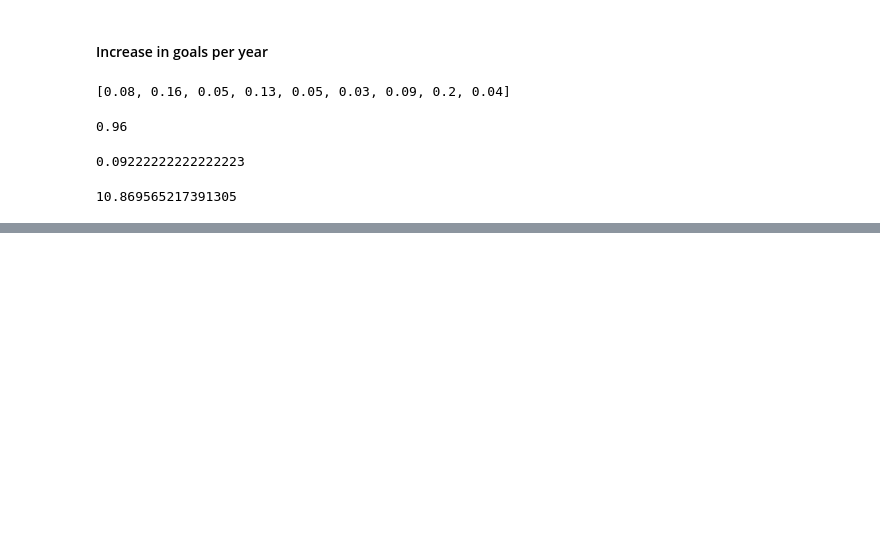
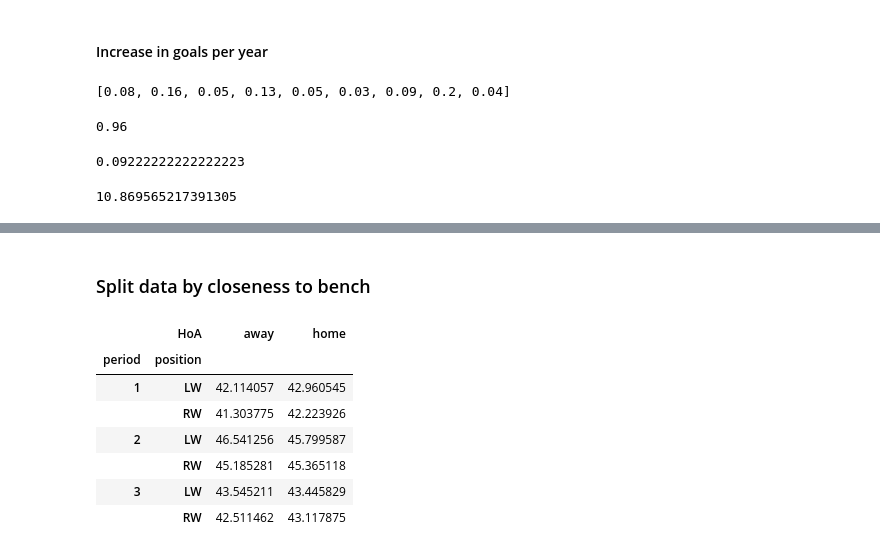
Before and after one commit to gregfeliu/Long-Change-Effect-in-NHL-Gameplay, a Jupyter notebook: notebooks/Analysis.ipynb, the cells around one changed output, grey strips where cells are left out. Saved outputs shown, nothing was run; the diff lists cells and outputs as text; code cells hidden in the pictures; blank space fills up the shorter version.

```diff
--- a/notebooks/Analysis.ipynb
+++ b/notebooks/Analysis.ipynb
@@ -146,0 +397,13 @@ sum (increase_goals_w_long_change_rounded) / len(increase_goals_w_long_change_ro
+# %% [markdown]
+### Split data by closeness to bench
+# %%
+winger_shift_avgs_df = winger_shift_avgs.unstack()
+# %% [output]
+|  | HoA | away | home |
+| period | position |  |  |
+| 1 | LW | 42.114057 | 42.960545 |
+|  | RW | 41.303775 | 42.223926 |
+| 2 | LW | 46.541256 | 45.799587 |
+|  | RW | 45.185281 | 45.365118 |
+| 3 | LW | 43.545211 | 43.445829 |
+|  | RW | 42.511462 | 43.117875 |
```
Also changed, not shown: parts of 63 cells of this notebook, 1 other file.
